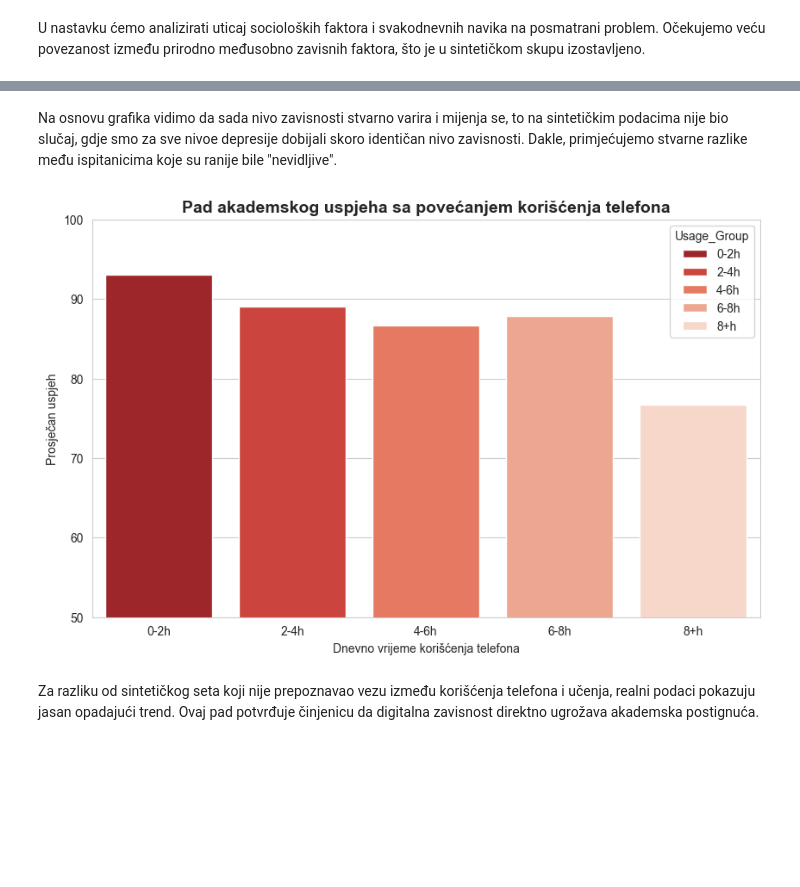
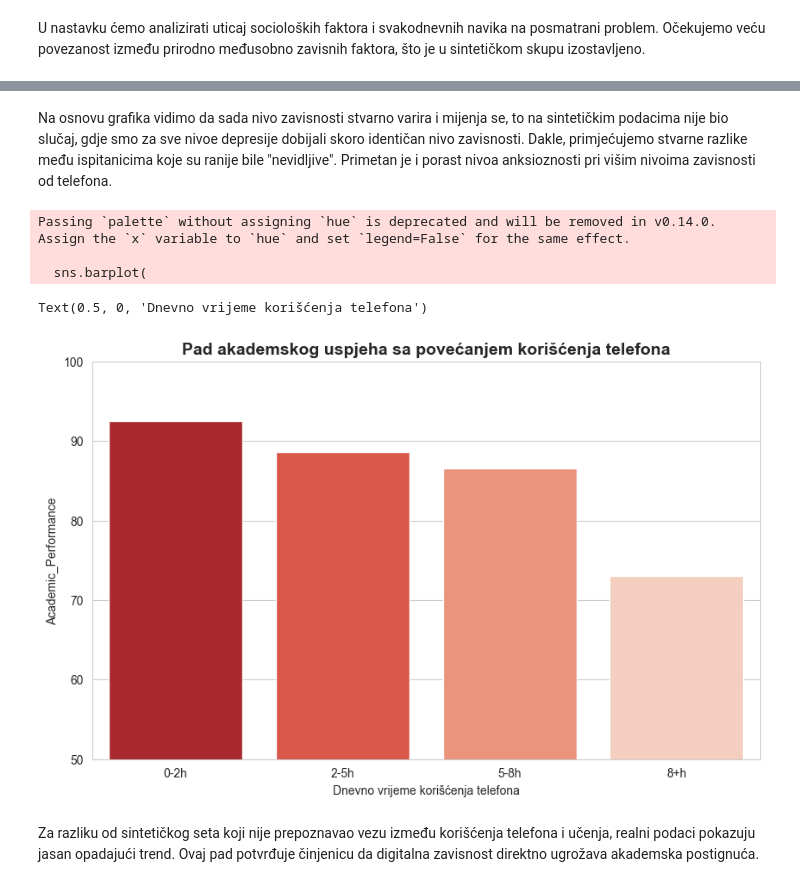
Before and after one commit to djukic002/siap-projekat, a Jupyter notebook: eda-survey.ipynb, the cells around one changed output, grey strips where cells are left out. Saved outputs shown, nothing was run; the diff lists cells and outputs as text; code cells hidden in the pictures; blank space fills up the shorter version.

```diff
--- a/eda-survey.ipynb
+++ b/eda-survey.ipynb
@@ -73,18 +73,32 @@ plt.show()
 # %% [markdown]
-Na osnovu grafika vidimo da sada nivo zavisnosti stvarno varira i mijenja se, to na sintetičkim podacima nije bio slučaj, gdje smo za sve nivoe depresije dobijali skoro identičan nivo zavisnosti. Dakle, primjećujemo stvarne razlike među ispitanicima koje su ranije bile "nevidljive".
+Na osnovu grafika vidimo da sada nivo zavisnosti stvarno varira i mijenja se, to na sintetičkim podacima nije bio slučaj, gdje smo za sve nivoe depresije dobijali skoro identičan nivo zavisnosti. Dakle, primjećujemo stvarne razlike među ispitanicima koje su ranije bile "nevidljive". Primetan je i porast nivoa anksioznosti pri višim nivoima zavisnosti od telefona.
 # %%
+df['Usage_Group'] = pd.cut(
+    df['Daily_Usage_Hours'],
+    bins=[0, 2, 5, 8, 24],
+    labels=['0-2h', '2-5h', '5-8h', '8+h'],
+    include_lowest=True
+)
+
 plt.figure(figsize=(10, 6))
 
-sns.barplot(data=df, x='Usage_Group', y='Academic_Performance', palette='Reds_r', errorbar=None, hue='Usage_Group')
+sns.barplot(
+    data=df,
+    x='Usage_Group',
+    y='Academic_Performance',
+    palette='Reds_r',
+    errorbar=None
+)
 
 plt.ylim(50, 100)
-
 plt.title('Pad akademskog uspjeha sa povećanjem korišćenja telefona', fontsize=14, fontweight='bold')
 plt.xlabel('Dnevno vrijeme korišćenja telefona')
-plt.ylabel('Prosječan uspjeh')
-plt.show()
 # %% [output]
+Passing `palette` without assigning `hue` is deprecated and will be removed in v0.14.0. Assign the `x` variable to `hue` and set `legend=False` for the same effect.
+
+  sns.barplot(
+Text(0.5, 0, 'Dnevno vrijeme korišćenja telefona')
-[figure, old version]
+[figure, new version]
 # %% [markdown]
 Za razliku od sintetičkog seta koji nije prepoznavao vezu između korišćenja telefona i učenja, realni podaci pokazuju jasan opadajući trend. Ovaj pad potvrđuje činjenicu da digitalna zavisnost direktno ugrožava akademska postignuća.
 # %%
```
Also changed, not shown: parts of 16 cells of this notebook, 1 other file.
